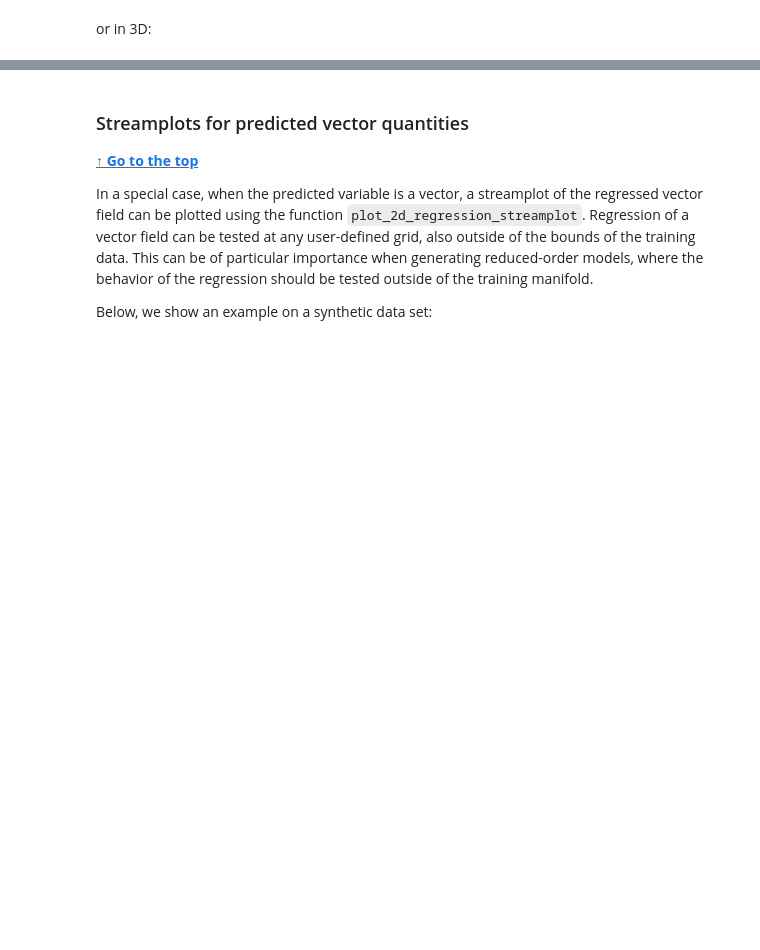
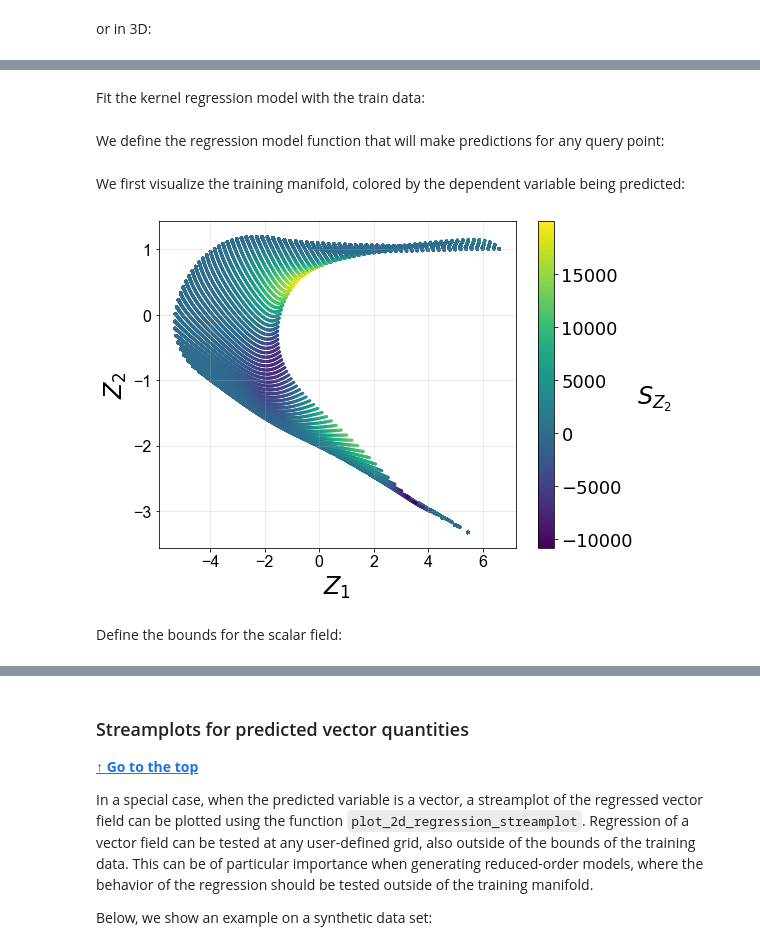
Before and after one commit to kamilazdybal/PCAfold, a Jupyter notebook: docs/tutorials/demo-regression.ipynb, the cells around one changed output, grey strips where cells are left out. Cells and saved outputs as stored; diff of their text form; code cells hidden in the pictures; blank space fills up the shorter version.

```diff
--- a/docs/tutorials/demo-regression.ipynb
+++ b/docs/tutorials/demo-regression.ipynb
@@ -159,0 +174,2 @@ Substituting with a symbol from Computer Modern.
+# %% [markdown]
+Fit the kernel regression model with the train data:
@@ -159,0 +178,2 @@ Substituting with a symbol from Computer Modern.
+# %% [markdown]
+We define the regression model function that will make predictions for any query point:
@@ -159,0 +188,17 @@ Substituting with a symbol from Computer Modern.
+# %% [markdown]
+We first visualize the training manifold, colored by the dependent variable being predicted:
+# %%
+if save_plots: save_filename = '../images/tutorial-regression-scalar-field-training-manifold.png'
+reduction.plot_2d_manifold(PCs[:,0],
+                           PCs[:,1],
+                           x_label='$Z_1$',
+                           y_label='$Z_2$',
+                           color=PC_sources[:,1],
+                           color_map='viridis',
+                           colorbar_label='$S_{Z_2}$',
+                           figure_size=(8,6),
+                           save_filename=save_filename);
+# %% [output]
+[figure, added]
+# %% [markdown]
+Define the bounds for the scalar field:
```
Also changed, not shown: parts of 15 cells of this notebook, 3 other files.
